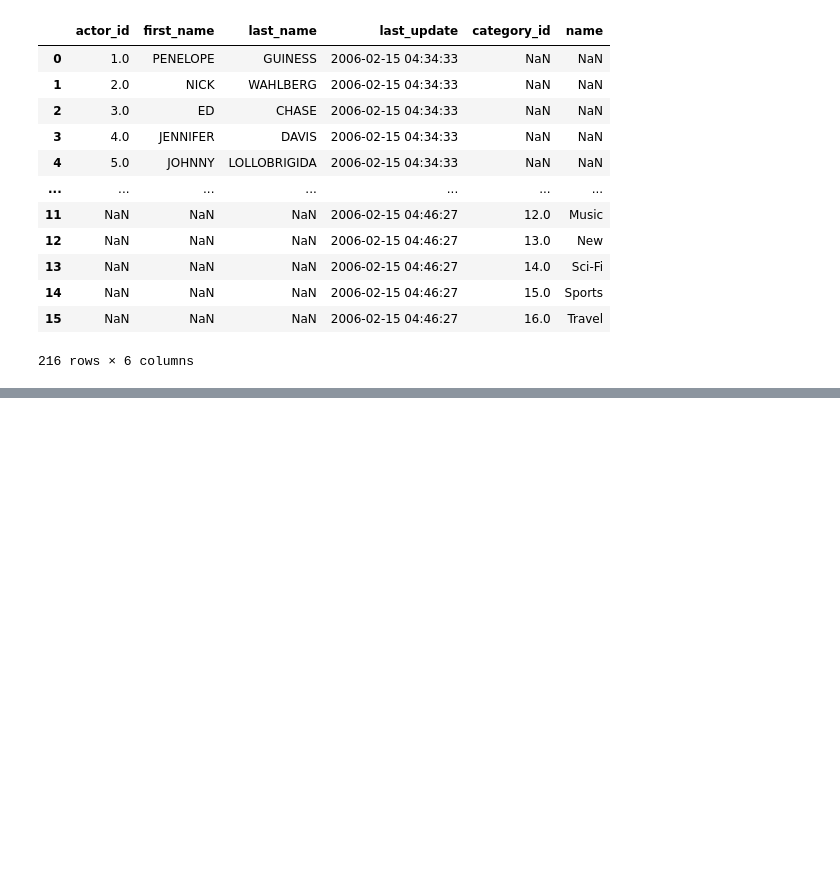
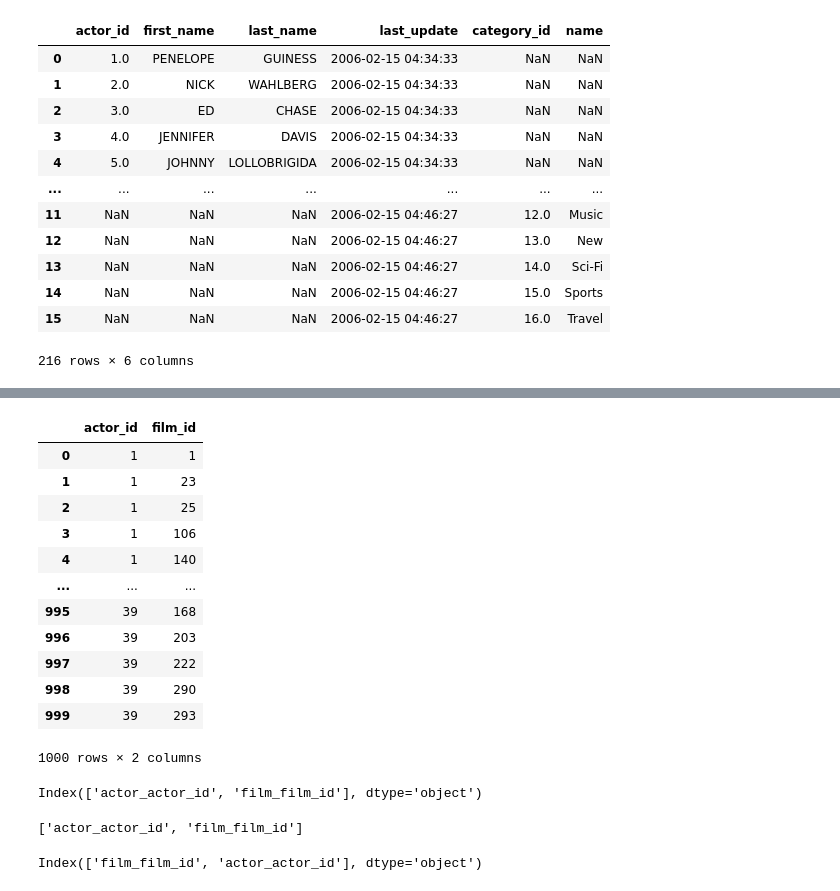
Before and after one commit to sergiomessaoudi/w4-database-project, a Jupyter notebook: Solutions.ipynb, the cells around one changed output, grey strips where cells are left out. Cells and saved outputs as stored; diff of their text form; code cells hidden in the pictures; blank space fills up the shorter version.

```diff
--- a/Solutions.ipynb
+++ b/Solutions.ipynb
@@ -168,0 +190,28 @@ dfentero
+# %%
+film_actor = film_actor.merge(df3, how='left', on=["title","release_year"])
+film_actor2 = film_actor[["actor_id", "film_id"]]
+film_actor2
+# %% [output]
+|  | actor_id | film_id |
+| 0 | 1 | 1 |
+| 1 | 1 | 23 |
+| 2 | 1 | 25 |
+| 3 | 1 | 106 |
+| 4 | 1 | 140 |
+| ... | ... | ... |
+| 995 | 39 | 168 |
+| 996 | 39 | 203 |
+| 997 | 39 | 222 |
+| 998 | 39 | 290 |
+| 999 | 39 | 293 |
+1000 rows × 2 columns
+# %%
+film_actor2.columns = ['actor_actor_id','film_film_id']
+film_actor2.columns
+# %% [output]
+Index(['actor_actor_id', 'film_film_id'], dtype='object')
+# %%
+cols=film_actor2.columns.tolist()
+cols
+# %% [output]
+['actor_actor_id', 'film_film_id']
@@ -168,0 +220,6 @@ dfentero
+# %%
+film_actor2=film_actor2[cols]
+
+film_actor2.columns
+# %% [output]
+Index(['film_film_id', 'actor_actor_id'], dtype='object')
```
Also changed, not shown: parts of 7 cells of this notebook, 1 other file.
